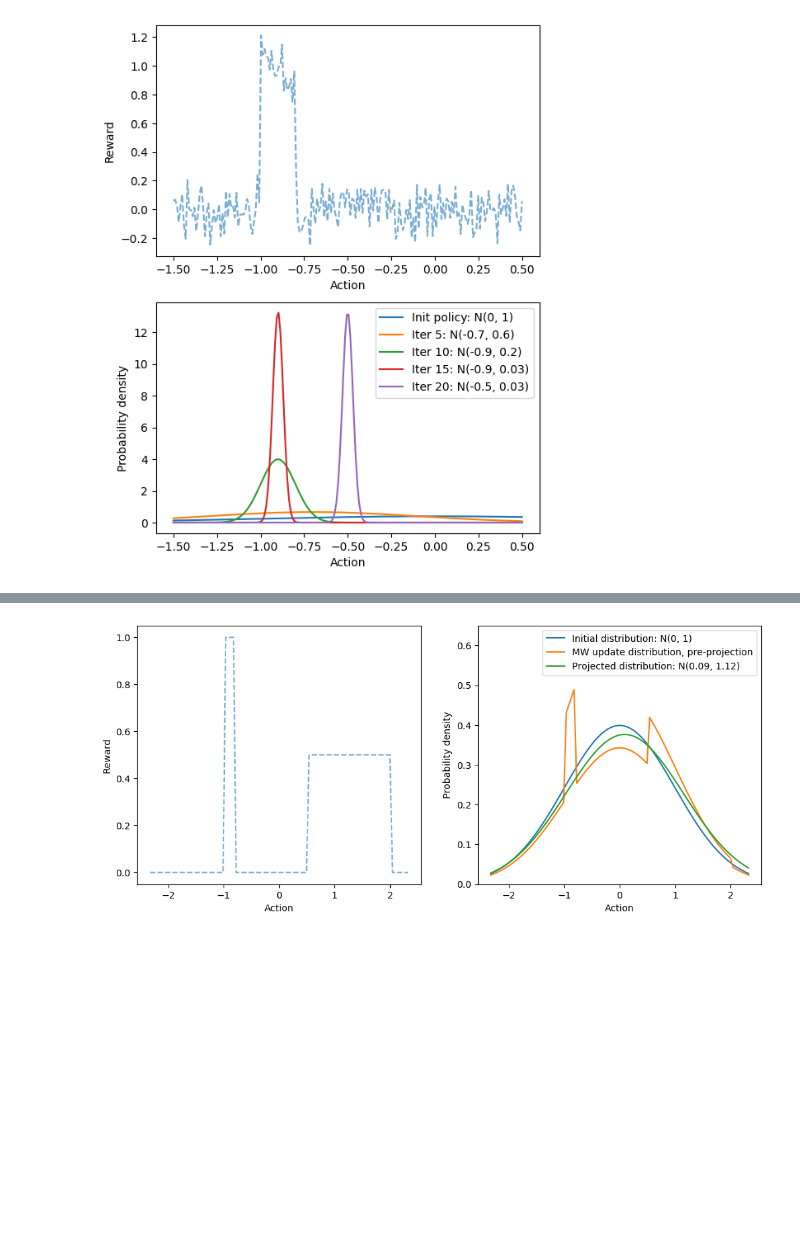
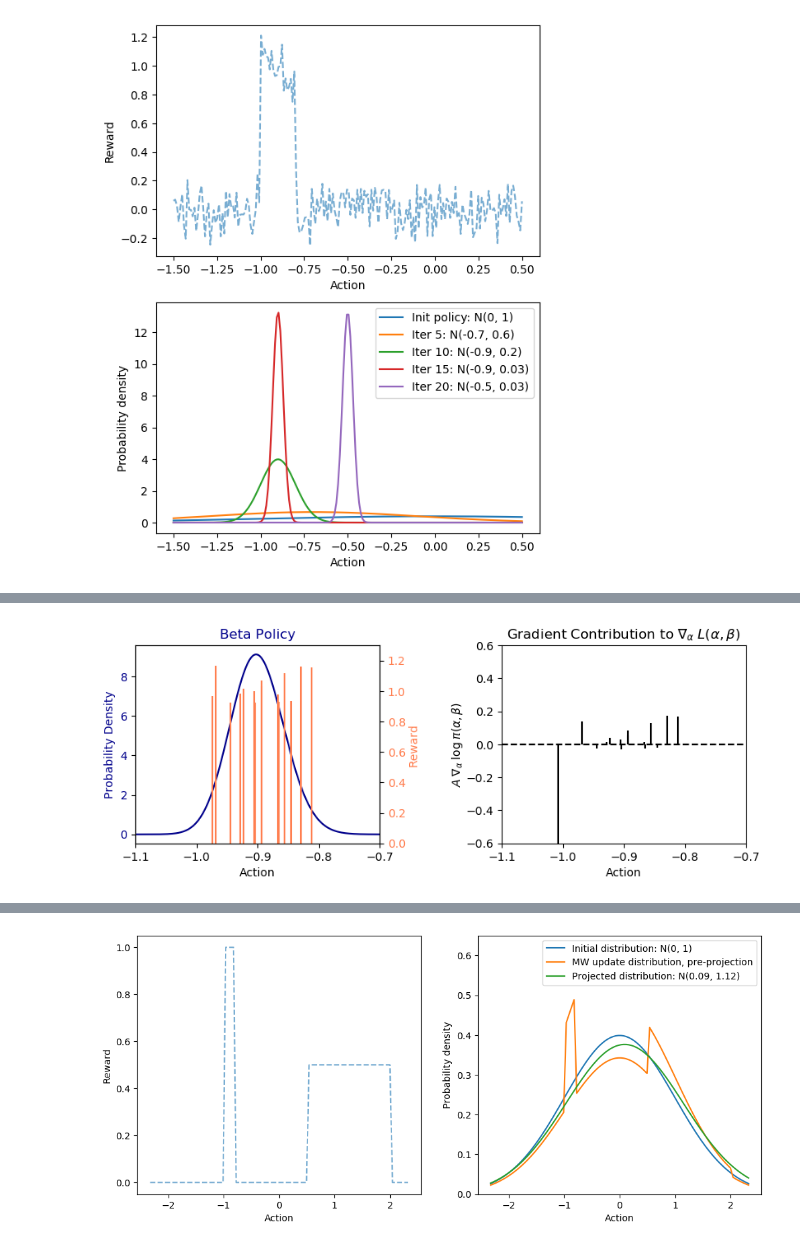
Before and after one commit to chloechsu/code-for-paper, a Jupyter notebook: analysis/Mixture Distribution Visualization.ipynb, the cells around one changed output, grey strips where cells are left out. Drawn from its saved outputs; the diff is of its cells as text; code cells hidden in the pictures; blank space fills up the shorter version.

```diff
--- a/analysis/Mixture Distribution Visualization.ipynb
+++ b/analysis/Mixture Distribution Visualization.ipynb
@@ -82,0 +118,53 @@ RuntimeError: Failed to process string with tex because latex could not be found
+# %%
+rv3 = beta(a=150, b=600, loc=-1.5, scale=3)
+x = np.linspace(-1.1, -0.7, 200)
+fig, axes = plt.subplots(1, 2, figsize=(10, 3.5), sharex=True)
+rewards = np.vectorize(get_reward)(x)
+
+
+axes[0].plot(x, rv3.pdf(x), linestyle='-', label='Prev Policy: N(-0.9, 0.1)',color='darkblue')
+axes[0].tick_params(axis='y', labelcolor='darkblue')
+axes[0].set_ylabel('Probability Density', color='darkblue')
+axes[0].set_xlabel('Action')
+axes[0].set_xlim([-1.1, -0.7])
+axes[0].set_title('Beta Policy', color='darkblue')
+#axes[0].text(-1.1, 8, "Beta Distribution", ha="left", va="center", size=12, color='darkblue')
+
+ax1_twin = axes[0].twinx()
+ax1_twin.tick_params(axis='y', labelcolor='coral')
+ax1_twin.set_ylabel('Reward', color='coral',labelpad=2)
+
+
+x = np.sort(rv3.rvs(16))
+from matplotlib.patches import Circle
+rewards = np.vectorize(get_reward)(x)
+for i in range(len(x)):
+    ax1_twin.vlines(x[i], 0, rewards[i], color='coral')
+    #ax1_twin.add_artist(Circle((x, rewards[i]), radius=0.2))
+ax1_twin.set_ylim([0, 1.3])
+
+# grad_mu (log pi(theta))
+# log likelihood is (a-1)x+ (b-1)(1-x)
+s = (x - (-1.5)) / 3
+# policy gradient on mu
+gradalpha = (rewards - np.mean(rewards)) / np.std(rewards) * s
+#axes[1].plot(x, s)
+
+
+ax2_twin = axes[1]
+#ax2_twin.plot(x, gradmu, linestyle='-', label=r'Gradient contribution to $\frac{\partial}{\partial\mu}L(\mu, \sigma^2)$', color='coral')
+for i in range(len(x)):
+    ax2_twin.vlines(x[i], 0, gradalpha[i])
+ax2_twin.set_ylabel(r'$A\;\nabla_{\alpha}\; \log\;\pi(\alpha,\beta)$',labelpad=1)
+ax2_twin.set_title(r'Gradient Contribution to $\nabla_\alpha\;L(\alpha, \beta)$')
+ax2_twin.tick_params(axis='y')
+ax2_twin.hlines(0, -1.1, -0.7, ls='--')
+ax2_twin.set_ylim([-0.6, 0.6])
+
+axes[1].set_xlabel('Action')
+#axes[1].set_yscale('log')
+fig.subplots_adjust(top=0.8, wspace=0.5, right=0.87)
+#fig.legend(loc='upper center', ncol=4)
+plt.show()
+# %% [output]
+[figure, added]
```
Also changed, not shown: parts of 6 cells of this notebook, 3 other files.
